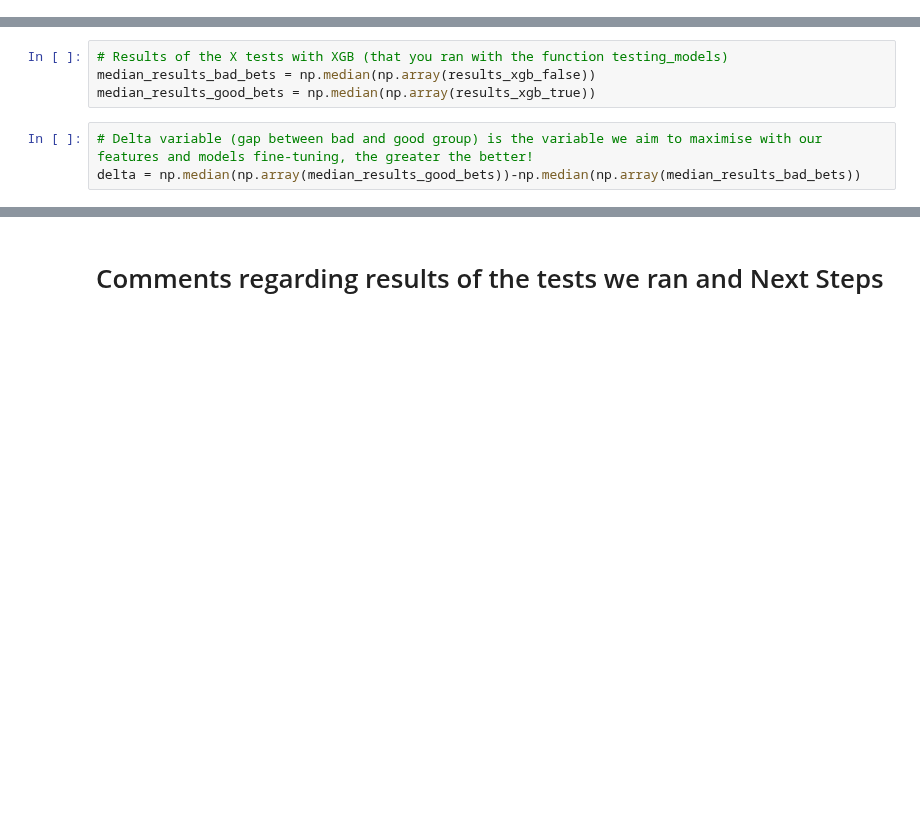
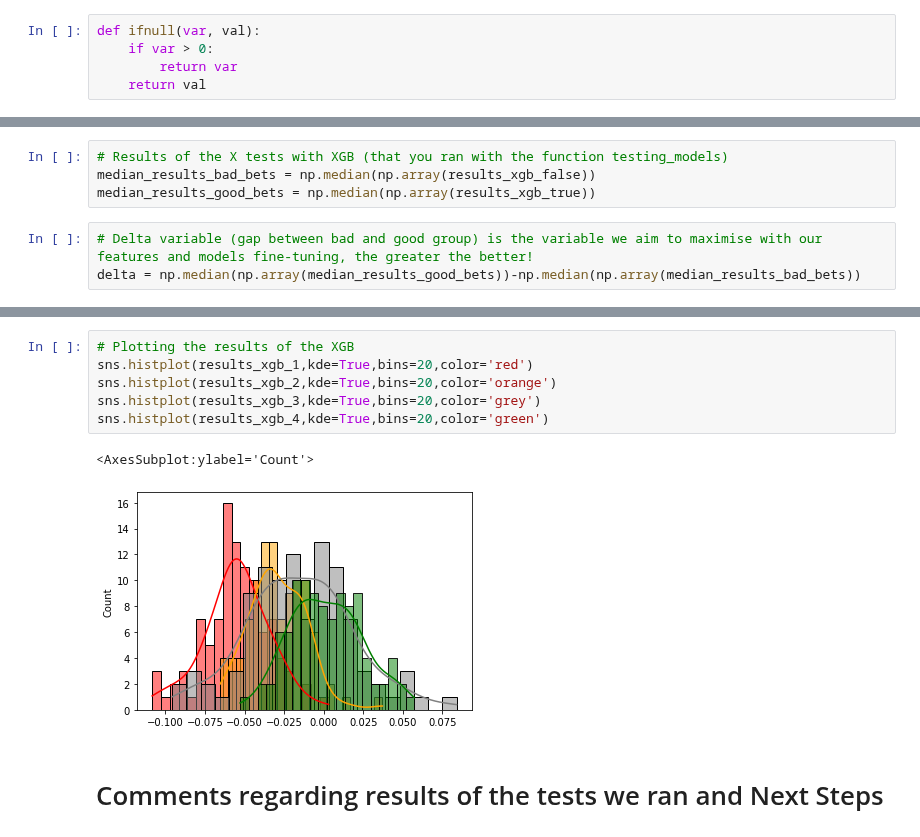
Before and after one commit to rafabertolace/OnThePitch, a Jupyter notebook: notebooks/D5_KGB_Model____beat_the_delta!.ipynb, the cells around one changed output, grey strips where cells are left out. Drawn from its saved outputs; the diff is of its cells as text; blank space fills up the shorter version.

```diff
--- a/notebooks/D5_KGB_Model____beat_the_delta!.ipynb
+++ b/notebooks/D5_KGB_Model____beat_the_delta!.ipynb
@@ -505,2 +504,7 @@ def testing_models(iterations):
 
         i=i+1
+# %%
+def ifnull(var, val):
+    if var > 0:
+        return var
+    return val
@@ -534,3 +635,12 @@ sns.histplot(results_xgb_false,kde=True,bins=20,color='red')
+# %%
+# Plotting the results of the XGB
+sns.histplot(results_xgb_1,kde=True,bins=20,color='red')
+sns.histplot(results_xgb_2,kde=True,bins=20,color='orange')
+sns.histplot(results_xgb_3,kde=True,bins=20,color='grey')
+sns.histplot(results_xgb_4,kde=True,bins=20,color='green')
+# %% [output]
+<AxesSubplot:ylabel='Count'>
+[figure, added]
 # %% [markdown]
 # Comments regarding results of the tests we ran and Next Steps
 # %%
```
Also changed, not shown: parts of 10 cells of this notebook.
